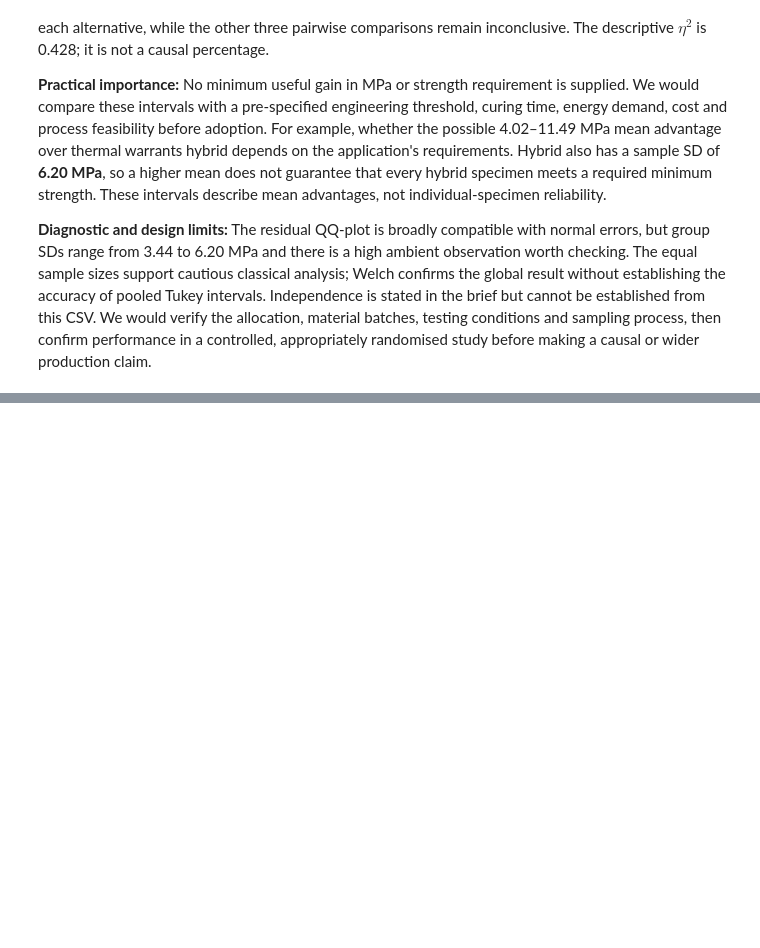
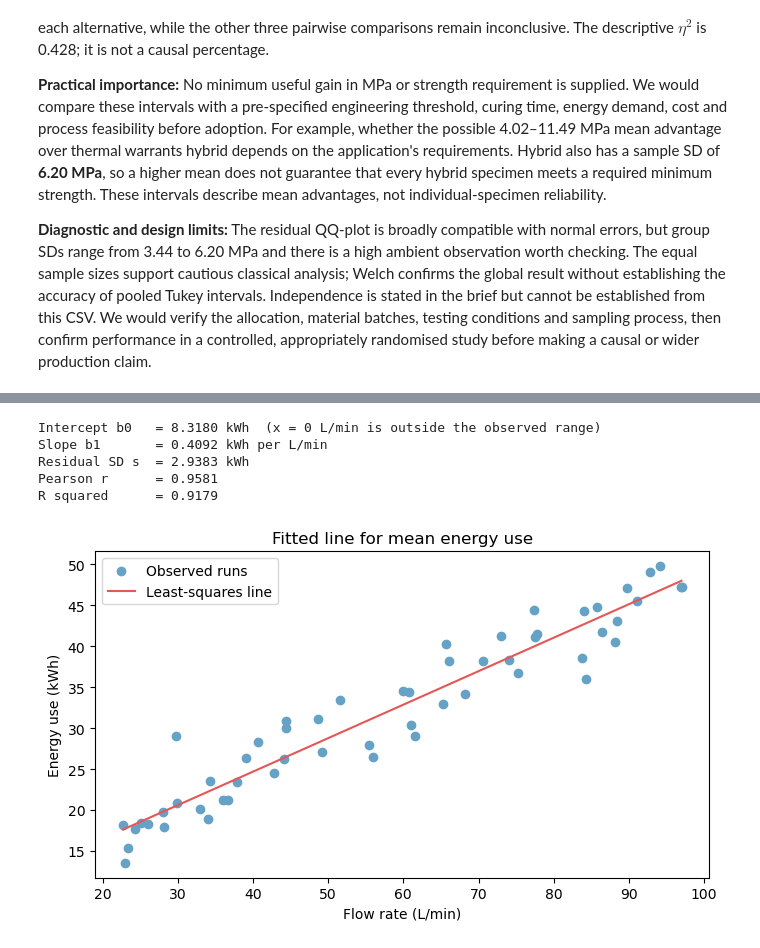
Before and after one commit to SnehaKoirala/STA_Assignments, a Jupyter notebook: Assignment5/Assignment5.ipynb, the cells around one changed output, grey strips where cells are left out. Drawn from its saved outputs; the diff is of its cells as text; code cells hidden in the pictures; blank space fills up the shorter version.

```diff
--- a/Assignment5/Assignment5.ipynb
+++ b/Assignment5/Assignment5.ipynb
@@ -812,0 +795,35 @@ before relying on its coefficient inference or predictions.
+# %%
+X = sm.add_constant(x)
+pump_model = sm.OLS(y, X).fit()
+
+b0 = pump_model.params["const"]
+b1 = pump_model.params["flow_l_min"]
+resid_sd = np.sqrt(pump_model.scale)
+r, _ = stats.pearsonr(x, y)
+r_squared = pump_model.rsquared
+
+print(f"Intercept b0   = {b0:.4f} kWh  (x = 0 L/min is outside the observed range)")
+print(f"Slope b1       = {b1:.4f} kWh per L/min")
+print(f"Residual SD s  = {resid_sd:.4f} kWh")
+print(f"Pearson r      = {r:.4f}")
+print(f"R squared      = {r_squared:.4f}")
+
+xx = np.linspace(x.min(), x.max(), 80)
+fig, ax = plt.subplots(figsize=(7, 4.2))
+ax.scatter(x, y, color="#66A2C6", label="Observed runs")
+ax.plot(xx, pump_model.predict(sm.add_constant(xx)), color="#E45756",
+        label="Least-squares line")
+ax.set(
+    title="Fitted line for mean energy use",
+    xlabel="Flow rate (L/min)", ylabel="Energy use (kWh)",
+)
+ax.legend()
+plt.tight_layout()
+plt.show()
+# %% [output]
+Intercept b0   = 8.3180 kWh  (x = 0 L/min is outside the observed range)
+Slope b1       = 0.4092 kWh per L/min
+Residual SD s  = 2.9383 kWh
+Pearson r      = 0.9581
+R squared      = 0.9179
+[figure, added]
```
Also changed, not shown: parts of 65 cells of this notebook, 1 other file.
